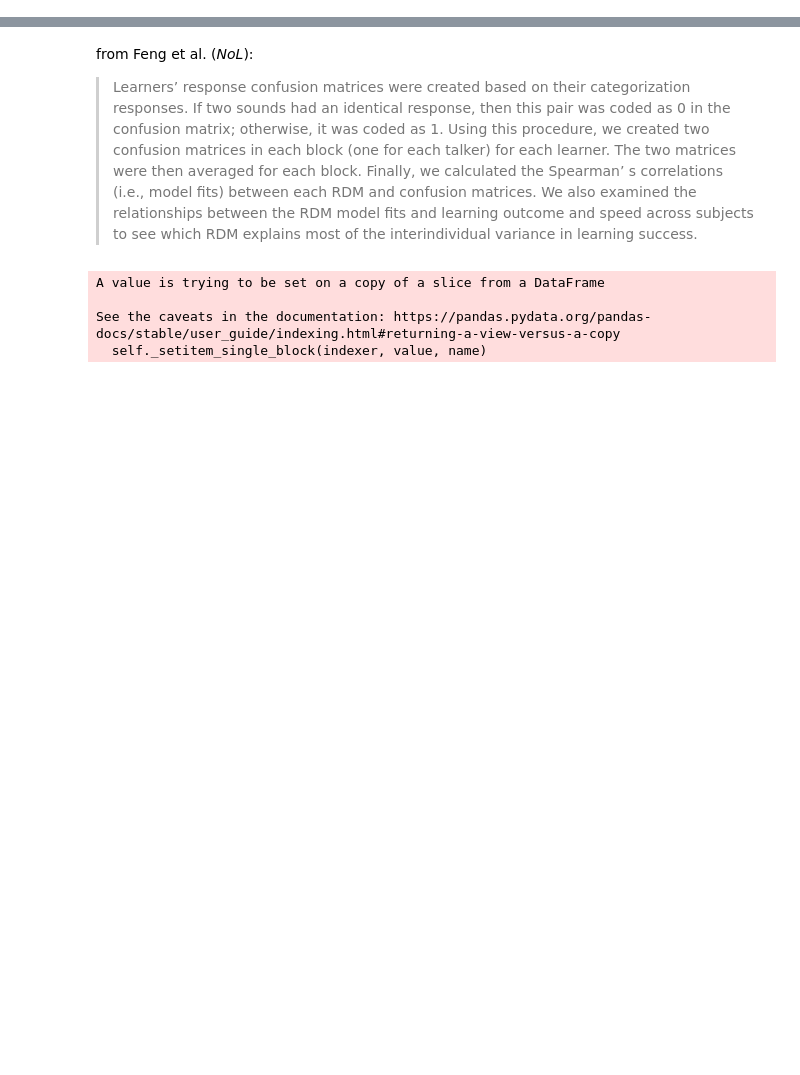
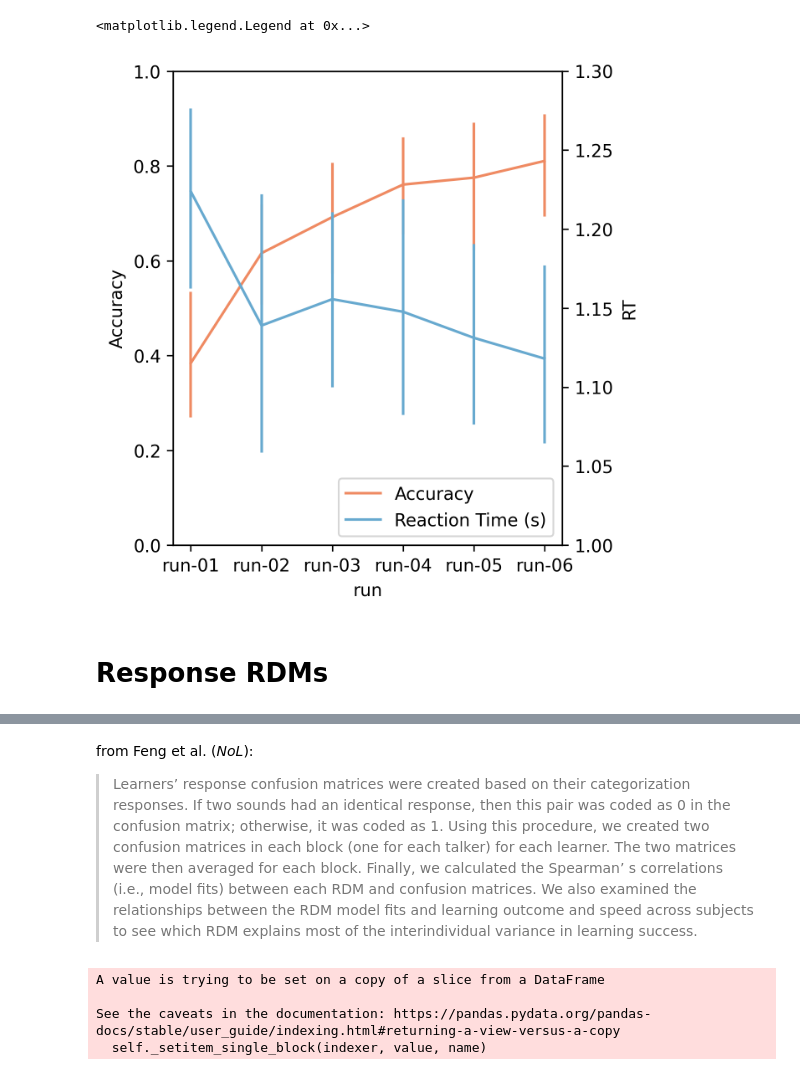
Before and after one commit to sitek/auditory_category_learning, a Jupyter notebook: behav_conversion/behavior_analysis.ipynb, the cells around one changed output, grey strips where cells are left out. Drawn from its saved outputs; the diff is of its cells as text; code cells hidden in the pictures; blank space fills up the shorter version.

```diff
--- a/behav_conversion/behavior_analysis.ipynb
+++ b/behav_conversion/behavior_analysis.ipynb
@@ -34,0 +24,23 @@ run-01
+# %%
+participants_fpath = os.path.join(bidsroot, 'participants.tsv')
+participants_df = pd.read_csv(participants_fpath, sep='\t')
+
+# subjects to ignore (not fully processed, etc.)
+ignore_subs = ['sub-FLT27',
+               'sub-FLT07', # bad QA 11/14/23
+               'sub-FLT02', # missing resp_6 in run00 (pressing wrong keys)
+               #'sub-FLT10', # MISSING 11/16/23
+               #'sub-FLT01', 'sub-FLT16',
+               #'sub-FLT19', 'sub-FLT20',
+               #'sub-FLT28', 'sub-FLT30',
+              ]
+participants_df.drop(participants_df[participants_df.participant_id.isin(ignore_subs)].index, inplace=True)
+
+# re-sort by participant ID
+participants_df.sort_values(by=['participant_id'], ignore_index=True, inplace=True)
+# %%
+# create group-specific lists of subject IDs
+sub_list_mand = list(participants_df.participant_id[participants_df.group=='Mandarin'])
+sub_list_nman = list(participants_df.participant_id[participants_df.group=='non-Mandarin'])
+sub_dict = {'Mandarin': sub_list_mand, 'non-Mandarin': sub_list_nman}
+sub_list_all = sub_list_mand + sub_list_nman
@@ -34,0 +93,3 @@ run-01
+# %%
+acc_dict = pd.DataFrame.from_dict(run_acc_dict).melt(var_name='run', value_name='Accuracy')
+rt_dict = pd.DataFrame.from_dict(run_rt_dict).melt(var_name='run', value_name='RT')
@@ -34,0 +112,2 @@ run-01
+# %%
+acc_dict['RT'] = rt_dict['RT']
@@ -34,0 +130,17 @@ run-01
+# %%
+from matplotlib.lines import Line2D
+
+fig, ax = plt.subplots(1, 1, figsize=(4,5), dpi=300)
+sns.lineplot(acc_dict, x='run', y='Accuracy', color='#ef8a62', err_style='bars', ax=ax)
+ax.set_ylim([0, 1])
+ax2 = ax.twinx()
+sns.lineplot(acc_dict, x='run', y='RT', color='#67a9cf', err_style='bars', ax=ax2)
+ax2.set_ylim([1, 1.3])
+ax.legend(loc="lower right",
+          handles=[Line2D([], [], marker='_', color="#ef8a62", label='Accuracy'),
+                   Line2D([], [], marker='_', color="#67a9cf", label='Reaction Time (s)')])
+# %% [output]
+<matplotlib.legend.Legend at 0x...>
+[figure, added]
+# %% [markdown]
+# Response RDMs
```
Also changed, not shown: parts of 38 cells of this notebook, 49 other files.
